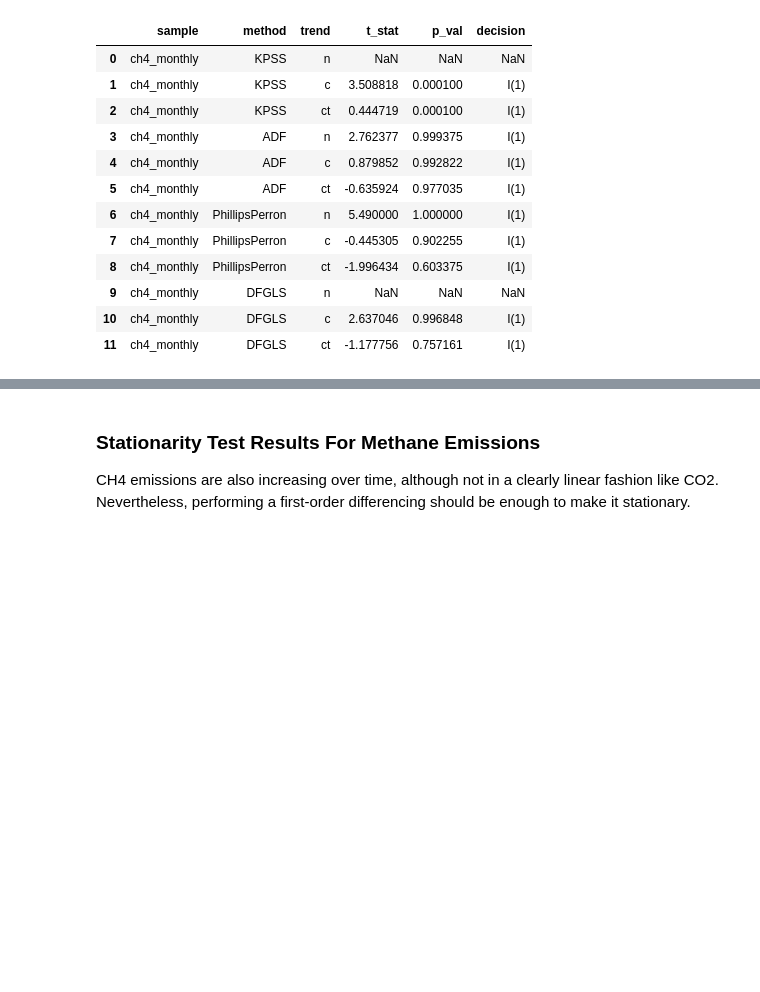
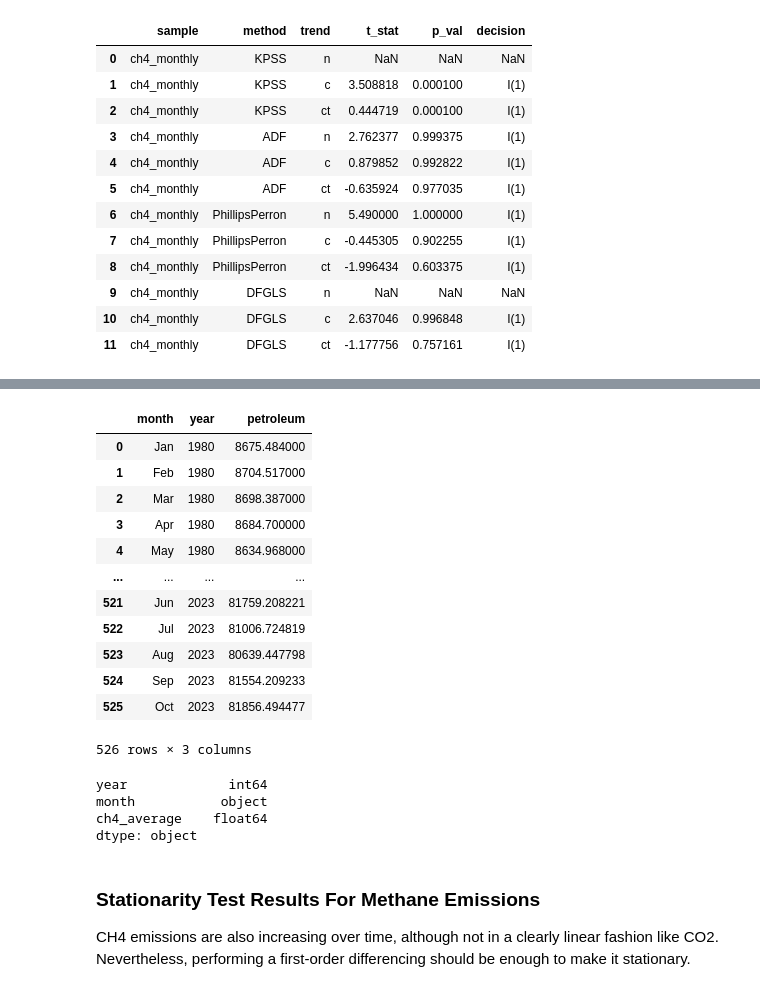
Before and after one commit to HomKeen/DSC180B-Q2-Capstone, a Jupyter notebook: scripts/stationarity.ipynb, the cells around one changed output, grey strips where cells are left out. Saved outputs shown, nothing was run; the diff lists cells and outputs as text; code cells hidden in the pictures; blank space fills up the shorter version.

```diff
--- a/scripts/stationarity.ipynb
+++ b/scripts/stationarity.ipynb
@@ -288,3 +317,28 @@ run_all_tests(var, var_name, tests, trend_names)
+# %%
+p = grab_dataset('petroleum', timeframe='monthly')
+p
+# %% [output]
+|  | month | year | petroleum |
+| 0 | Jan | 1980 | 8675.484000 |
+| 1 | Feb | 1980 | 8704.517000 |
+| 2 | Mar | 1980 | 8698.387000 |
+| 3 | Apr | 1980 | 8684.700000 |
+| 4 | May | 1980 | 8634.968000 |
+| ... | ... | ... | ... |
+| 521 | Jun | 2023 | 81759.208221 |
+| 522 | Jul | 2023 | 81006.724819 |
+| 523 | Aug | 2023 | 80639.447798 |
+| 524 | Sep | 2023 | 81554.209233 |
+| 525 | Oct | 2023 | 81856.494477 |
+526 rows × 3 columns
+# %%
+f = grab_dataset('ch4', timeframe='monthly')
+f.dtypes
+# %% [output]
+year             int64
+month           object
+ch4_average    float64
+dtype: object
 # %% [markdown]
 ### Stationarity Test Results For Methane Emissions
 
```
Also changed, not shown: parts of 5 cells of this notebook, 7 other files.
